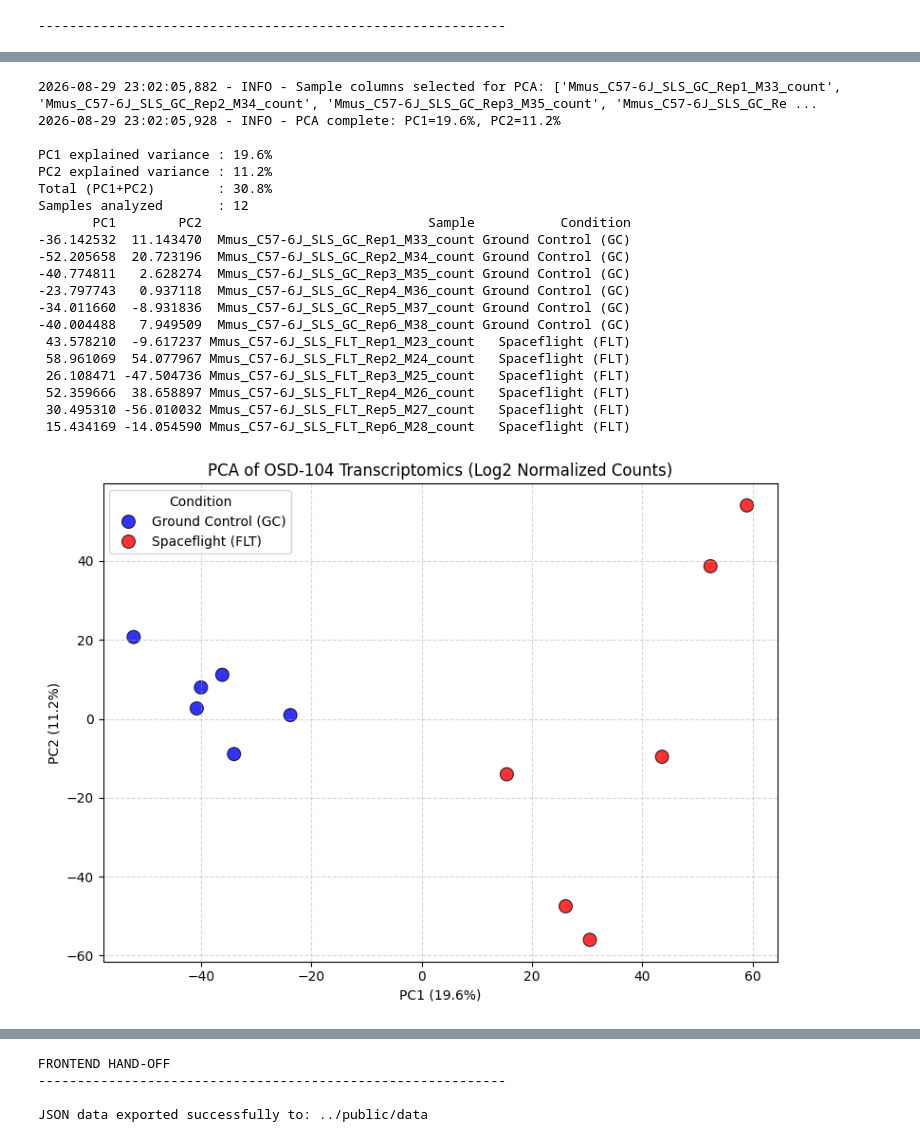
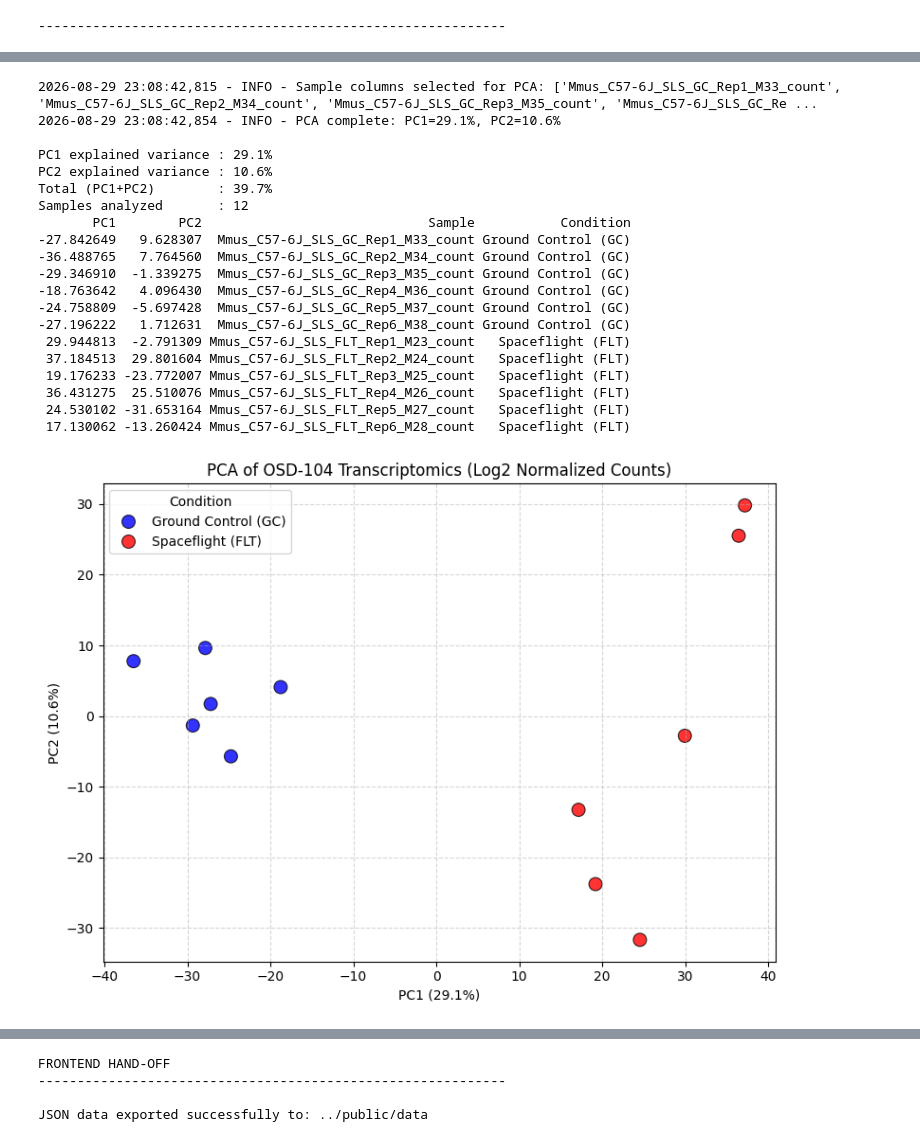
Before and after one commit to labonysur-cloud/AstroLongevity, a Jupyter notebook: notebooks/AstroLongevity_Data_Pipeline.ipynb, the cells around one changed output, grey strips where cells are left out. Saved outputs shown, nothing was run; the diff lists cells and outputs as text; code cells hidden in the pictures.

Commit message:
Final Tier 1 & Tier 2 Audit fixes: PubChem validation logic, safe na checking, correct jaccard/intersection normalization

```diff
--- a/notebooks/AstroLongevity_Data_Pipeline.ipynb
+++ b/notebooks/AstroLongevity_Data_Pipeline.ipynb
@@ -109,12 +109,16 @@ def download_study_file(osd_id, file_list):
 
         save_path = os.path.join(LOCAL_CACHE, f"{osd_id}_{target_file}")
         if os.path.exists(save_path):
-            logger.info(f"Using cached file: {target_file}")
-        else:
+            try:
+                # Verify file integrity by attempting to read it
+                pd.read_csv(save_path, nrows=5)
+                logger.info(f"Using valid cached file: {target_file}")
+            except Exception:
+                logger.warning(f"Corrupted cache detected for {target_file}. Deleting and redownloading.")
+                os.remove(save_path)
+
+        if not os.path.exists(save_path):
             logger.info(f"Downloading from NASA OSDR: {target_file}")
-
-        # Download if not already downloaded
-        if not os.path.exists(save_path):
             with requests.get(target_url, stream=True, timeout=120) as r:
                 if r.status_code != 200:
                     raise requests.exceptions.HTTPError(f"HTTP {r.status_code}.")
@@ -156,6 +160,12 @@ def validate_dataframe(df, dataset_name):
         raise ValueError(f"QC FAIL [{dataset_name}]: No numeric columns found for expression values.")
 
     # 5. NA/Inf checks in expression matrix
+
+    # General NA checking for non-statistical numeric columns
+    stat_cols = [c for c in df.columns if any(k in c.lower() for k in ["stat", "p.value", "pvalue", "log2fc", "lrt"])]
+    strict_numeric = [c for c in numeric_cols if c not in stat_cols]
+    if df[strict_numeric].isna().any().any():
+        raise ValueError(f"QC FAIL [{dataset_name}]: Missing values in core numeric matrix.")
     if np.isinf(df[numeric_cols]).any().any():
         raise ValueError(f"QC FAIL [{dataset_name}]: Infinite (Inf) values detected in numeric expression matrix.")
 
@@ -408,7 +418,10 @@ logger.info(f"Sample columns selected for PCA: {sample_cols}")
 gene_col = "SYMBOL" if "SYMBOL" in df104.columns else df104.columns[0]
 expr_matrix = df104.set_index(gene_col)[sample_cols].dropna()
 
-# Apply log2(x + 1) transform for variance stabilization
+# Filter low-expression genes to remove noise before PCA
+expr_matrix = expr_matrix[expr_matrix.mean(axis=1) > 10]
+
+# Apply log2(x + 1) transformation to reduce count-scale skew before PCA
 log_matrix = np.log2(expr_matrix + 1)
 log_matrix.index = log_matrix.index.astype(str)
 
@@ -437,48 +450,48 @@ pca_df = pd.DataFrame({
 
 print(f"\nPC1 explained variance : {evr1:.1f}%")
 print(f"PC2 explained variance : {evr2:.1f}%")
 print(f"Total (PC1+PC2)        : {evr1+evr2:.1f}%")
 print(f"Samples analyzed       : {len(pca_df)}")
 print(pca_df.to_string(index=False))
 
 # Plot PCA
 plt.figure(figsize=(8, 6))
 sns.scatterplot(
     data=pca_df,
     x="PC1", y="PC2",
     hue="Condition",
     palette={"Spaceflight (FLT)": "red", "Ground Control (GC)": "blue"},
     s=100, edgecolor="black", alpha=0.8
 )
 plt.title("PCA of OSD-104 Transcriptomics (Log2 Normalized Counts)")
 plt.xlabel(f"PC1 ({evr1:.1f}%)")
 plt.ylabel(f"PC2 ({evr2:.1f}%)")
 plt.grid(True, linestyle="--", alpha=0.5)
 plt.legend(title="Condition")
 plt.tight_layout()
 pca_plot_path = os.path.join(OUTPUT_DIR, "PCA_OSD-104.png")
 plt.savefig(pca_plot_path, dpi=300)
 plt.show()
 logger.info(f"PCA plot saved: {pca_plot_path}")
 # %% [output]
-2026-08-29 23:02:05,882 - INFO - Sample columns selected for PCA: ['Mmus_C57-6J_SLS_GC_Rep1_M33_count', 'Mmus_C57-6J_SLS_GC_Rep2_M34_count', 'Mmus_C57-6J_SLS_GC_Rep3_M35_count', 'Mmus_C57-6J_SLS_GC_Re ...
-2026-08-29 23:02:05,928 - INFO - PCA complete: PC1=19.6%, PC2=11.2%
+2026-08-29 23:08:42,815 - INFO - Sample columns selected for PCA: ['Mmus_C57-6J_SLS_GC_Rep1_M33_count', 'Mmus_C57-6J_SLS_GC_Rep2_M34_count', 'Mmus_C57-6J_SLS_GC_Rep3_M35_count', 'Mmus_C57-6J_SLS_GC_Re ...
+2026-08-29 23:08:42,854 - INFO - PCA complete: PC1=29.1%, PC2=10.6%
 
-PC1 explained variance : 19.6%
-PC2 explained variance : 11.2%
-Total (PC1+PC2)        : 30.8%
+PC1 explained variance : 29.1%
+PC2 explained variance : 10.6%
+Total (PC1+PC2)        : 39.7%
 Samples analyzed       : 12
        PC1        PC2                             Sample           Condition
--36.142532  11.143470  Mmus_C57-6J_SLS_GC_Rep1_M33_count Ground Control (GC)
--52.205658  20.723196  Mmus_C57-6J_SLS_GC_Rep2_M34_count Ground Control (GC)
--40.774811   2.628274  Mmus_C57-6J_SLS_GC_Rep3_M35_count Ground Control (GC)
--23.797743   0.937118  Mmus_C57-6J_SLS_GC_Rep4_M36_count Ground Control (GC)
--34.011660  -8.931836  Mmus_C57-6J_SLS_GC_Rep5_M37_count Ground Control (GC)
--40.004488   7.949509  Mmus_C57-6J_SLS_GC_Rep6_M38_count Ground Control (GC)
- 43.578210  -9.617237 Mmus_C57-6J_SLS_FLT_Rep1_M23_count   Spaceflight (FLT)
- 58.961069  54.077967 Mmus_C57-6J_SLS_FLT_Rep2_M24_count   Spaceflight (FLT)
- 26.108471 -47.504736 Mmus_C57-6J_SLS_FLT_Rep3_M25_count   Spaceflight (FLT)
- 52.359666  38.658897 Mmus_C57-6J_SLS_FLT_Rep4_M26_count   Spaceflight (FLT)
- 30.495310 -56.010032 Mmus_C57-6J_SLS_FLT_Rep5_M27_count   Spaceflight (FLT)
- 15.434169 -14.054590 Mmus_C57-6J_SLS_FLT_Rep6_M28_count   Spaceflight (FLT)
+-27.842649   9.628307  Mmus_C57-6J_SLS_GC_Rep1_M33_count Ground Control (GC)
+-36.488765   7.764560  Mmus_C57-6J_SLS_GC_Rep2_M34_count Ground Control (GC)
+-29.346910  -1.339275  Mmus_C57-6J_SLS_GC_Rep3_M35_count Ground Control (GC)
+-18.763642   4.096430  Mmus_C57-6J_SLS_GC_Rep4_M36_count Ground Control (GC)
+-24.758809  -5.697428  Mmus_C57-6J_SLS_GC_Rep5_M37_count Ground Control (GC)
+-27.196222   1.712631  Mmus_C57-6J_SLS_GC_Rep6_M38_count Ground Control (GC)
+ 29.944813  -2.791309 Mmus_C57-6J_SLS_FLT_Rep1_M23_count   Spaceflight (FLT)
+ 37.184513  29.801604 Mmus_C57-6J_SLS_FLT_Rep2_M24_count   Spaceflight (FLT)
+ 19.176233 -23.772007 Mmus_C57-6J_SLS_FLT_Rep3_M25_count   Spaceflight (FLT)
+ 36.431275  25.510076 Mmus_C57-6J_SLS_FLT_Rep4_M26_count   Spaceflight (FLT)
+ 24.530102 -31.653164 Mmus_C57-6J_SLS_FLT_Rep5_M27_count   Spaceflight (FLT)
+ 17.130062 -13.260424 Mmus_C57-6J_SLS_FLT_Rep6_M28_count   Spaceflight (FLT)
-[figure, old version]
+[figure, new version]
```
Also changed, not shown: parts of 6 cells of this notebook, 11 other files.
